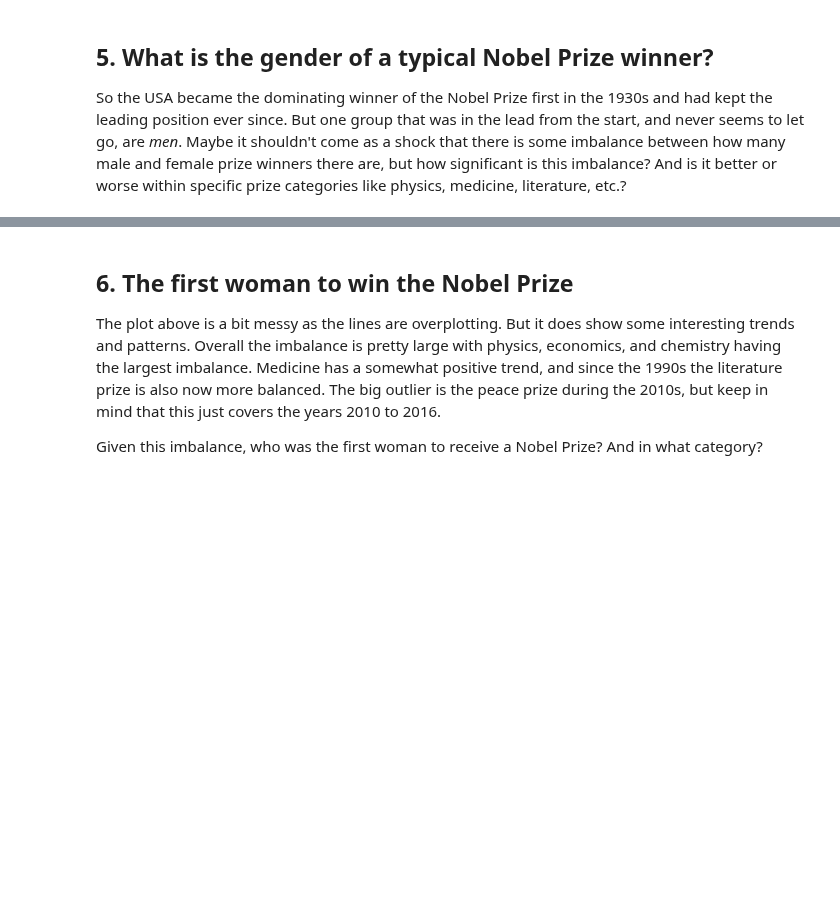
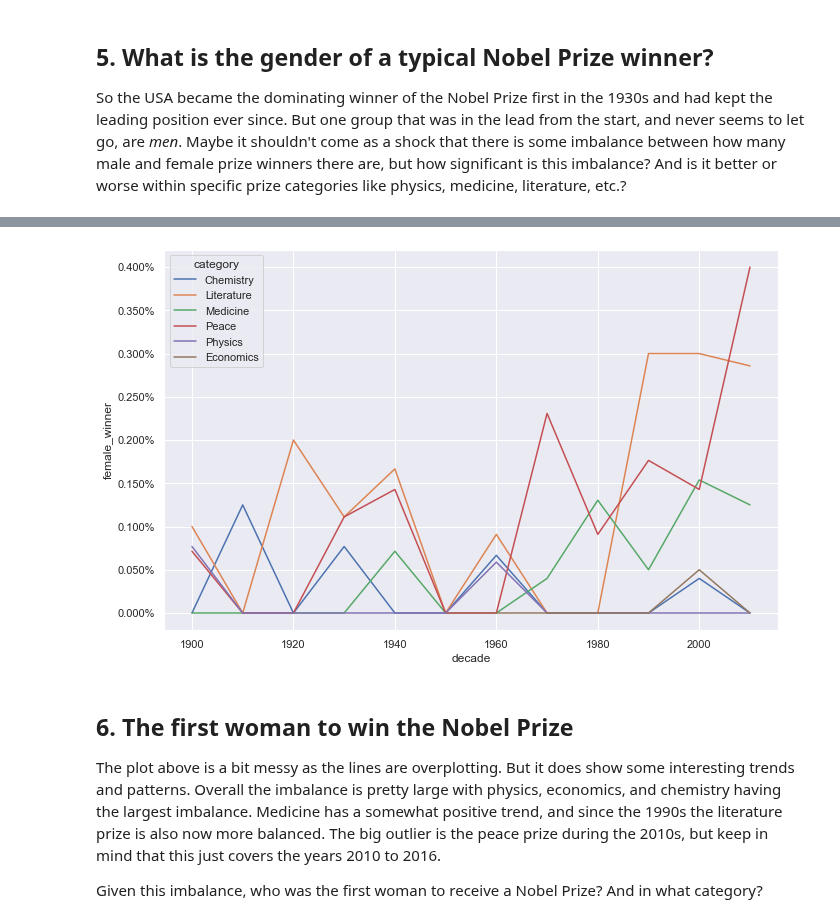
Before and after one commit to bhawanaapal/Data-Science, a Jupyter notebook: A Visual History of Nobel Prize Winners/A Visual Histroy of Nobel Prize Winners.ipynb, the cells around one changed output, grey strips where cells are left out. Drawn from its saved outputs; the diff is of its cells as text; code cells hidden in the pictures; blank space fills up the shorter version.

```diff
--- a/A Visual History of Nobel Prize Winners/A Visual Histroy of Nobel Prize Winners.ipynb
+++ b/A Visual History of Nobel Prize Winners/A Visual Histroy of Nobel Prize Winners.ipynb
@@ -108,7 +108,7 @@ ax.yaxis.set_major_formatter(PercentFormatter())
 # %%
 # Calculating the proportion of female laureates per decade
 nobel['female_winner'] = nobel['sex'] == 'Female'
-prop_female_winners = nobel.groupby([]"decade","category"], as_index = False)['female_winner'].mean()
+prop_female_winners = nobel.groupby(["decade","category"], as_index = False)['female_winner'].mean()
 
 # Plotting USA born winners with % winners on the y-axis
 # ... YOUR CODE FOR TASK 5 ...
@@ -131,3 +130,4 @@ SyntaxError: invalid syntax (<ipython-input-72-8732247f1ecf>, line 3)
+[figure, added]
 # %% [markdown]
 ## 6. The first woman to win the Nobel Prize
 <p>The plot above is a bit messy as the lines are overplotting. But it does show some interesting trends and patterns. Overall the imbalance is pretty large with physics, economics, and chemistry having the largest imbalance. Medicine has a somewhat positive trend, and since the 1990s the literature prize is also now more balanced. The big outlier is the peace prize during the 2010s, but keep in mind that this just covers the years 2010 to 2016.</p>
```
Also changed, not shown: parts of 4 cells of this notebook.
